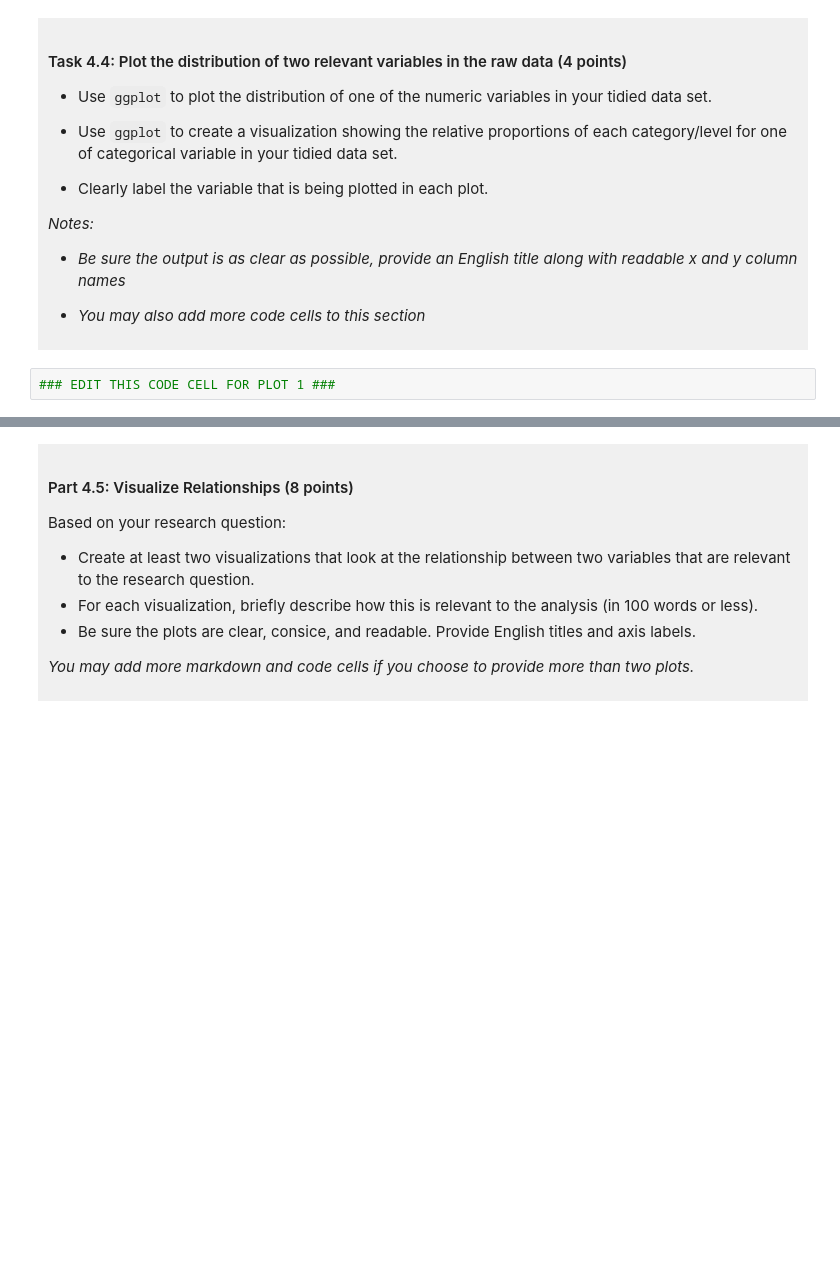
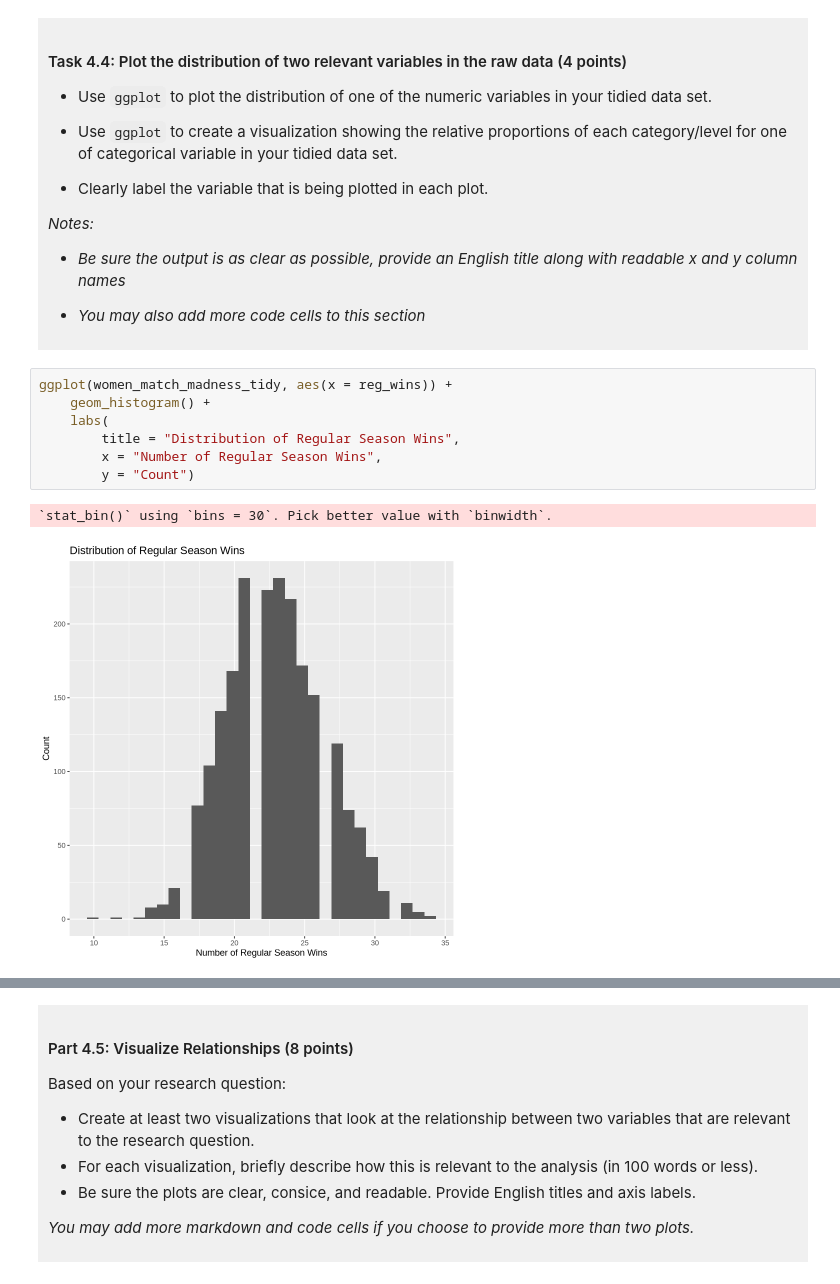
Before and after one commit to yunnnnnc/dsci-100-project-erica-chen, a Jupyter notebook: dsci-100-project-notebook.ipynb, the cells around one changed output, grey strips where cells are left out. Saved outputs shown, nothing was run; the diff lists cells and outputs as text; blank space fills up the shorter version.

```diff
--- a/dsci-100-project-notebook.ipynb
+++ b/dsci-100-project-notebook.ipynb
@@ -294,5 +341,13 @@ You will refine your research question (if needed) and produce a tidy data set.
 
 </div>
 # %%
-### EDIT THIS CODE CELL FOR PLOT 1 ###
+ggplot(women_match_madness_tidy, aes(x = reg_wins)) +
+    geom_histogram() +
+    labs(
+        title = "Distribution of Regular Season Wins",
+        x = "Number of Regular Season Wins",
+        y = "Count")
+# %% [output]
+`stat_bin()` using `bins = 30`. Pick better value with `binwidth`.
+[figure, added]
 # %%
```
Also changed, not shown: parts of 11 cells of this notebook.
